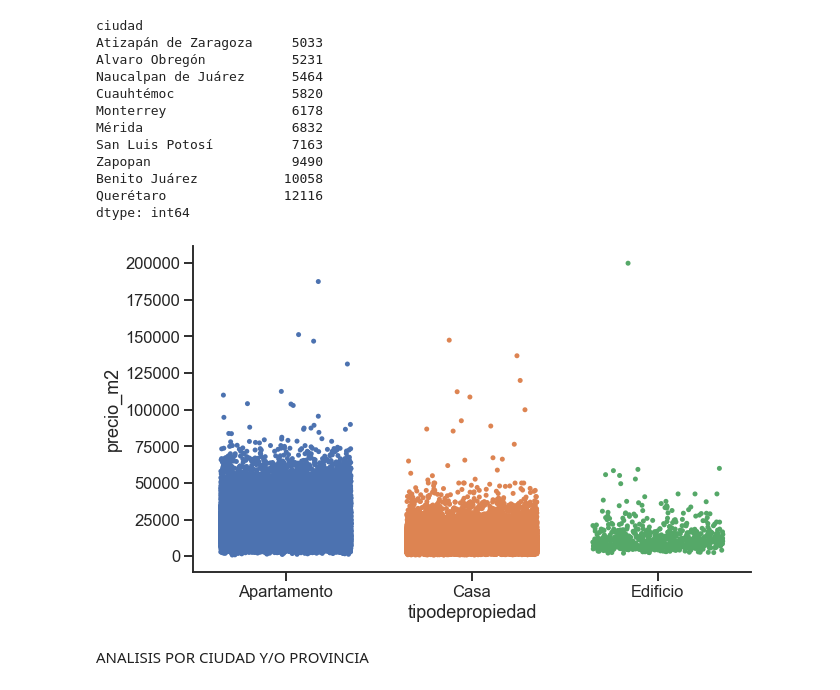
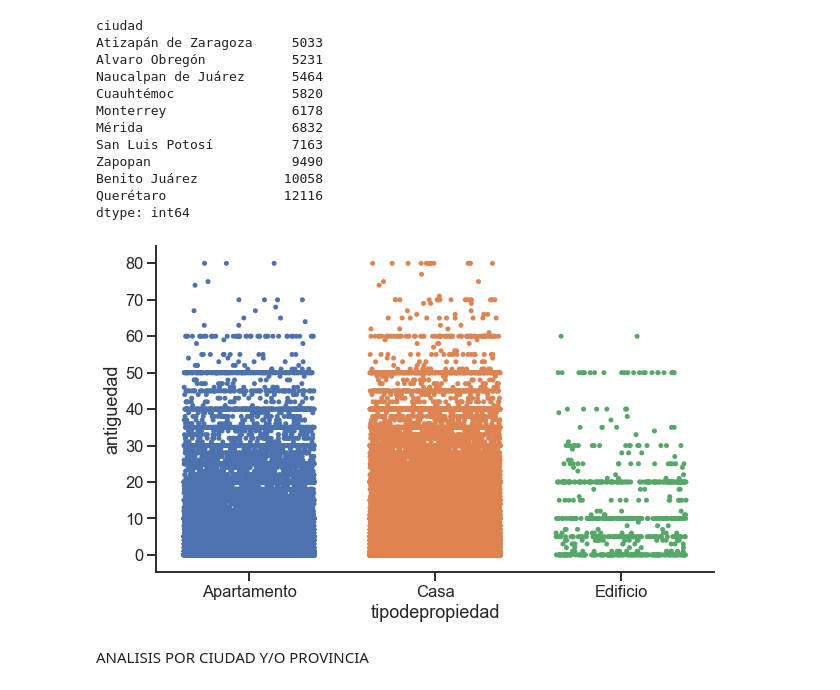
Before and after one commit to JuanCruzCastroLopez/tp1-zonajobs-analysis, a Jupyter notebook: ggp_notebook.ipynb, the cells around one changed output. Cells and saved outputs as stored; diff of their text form; code cells hidden in the pictures.

Commit message:
Agregando algunas visualizaciones

```diff
--- a/ggp_notebook.ipynb
+++ b/ggp_notebook.ipynb
@@ -186,13 +244,13 @@ dtype: int64
 # %%
 
 plt.figure(figsize=(10, 6))
 
 sns.set(style='ticks', context='talk')
 
-sns.stripplot(x='tipodepropiedad', y='precio_m2', data=df, order=['Apartamento','Casa','Edificio'], jitter=0.35)
+sns.stripplot(x='tipodepropiedad', y='antiguedad', data=df, order=['Apartamento','Casa','Edificio'], jitter=0.35)
 sns.despine()
 # %% [output]
-[figure, old version]
+[figure, new version]
 # %% [markdown]
 ANALISIS POR CIUDAD Y/O PROVINCIA
 # %%
```
Also changed, not shown: parts of 7 cells of this notebook.
